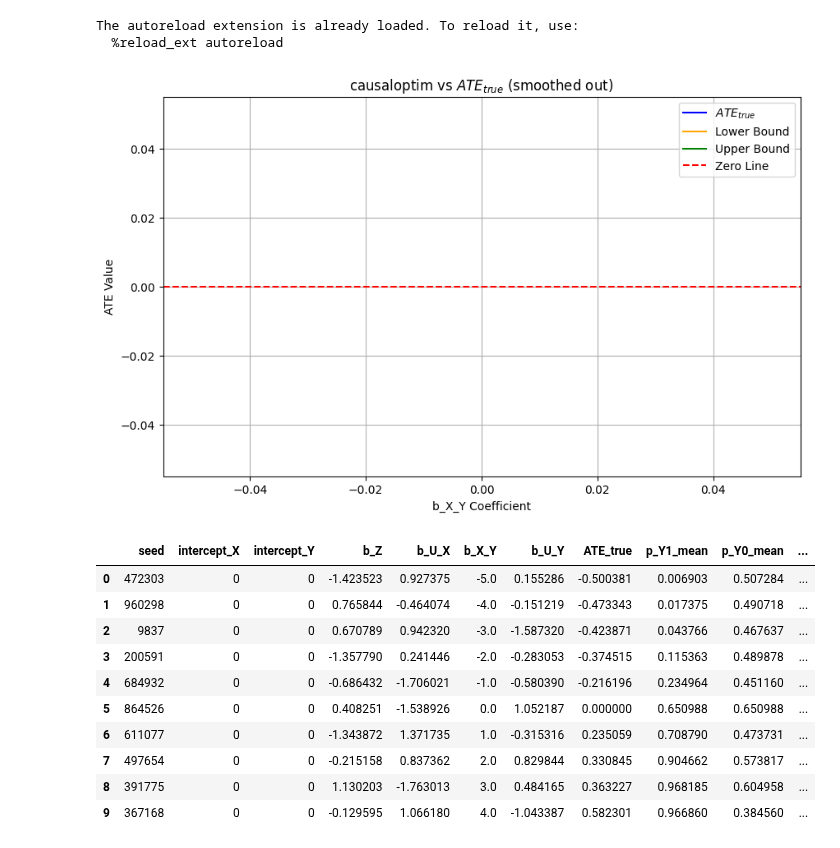
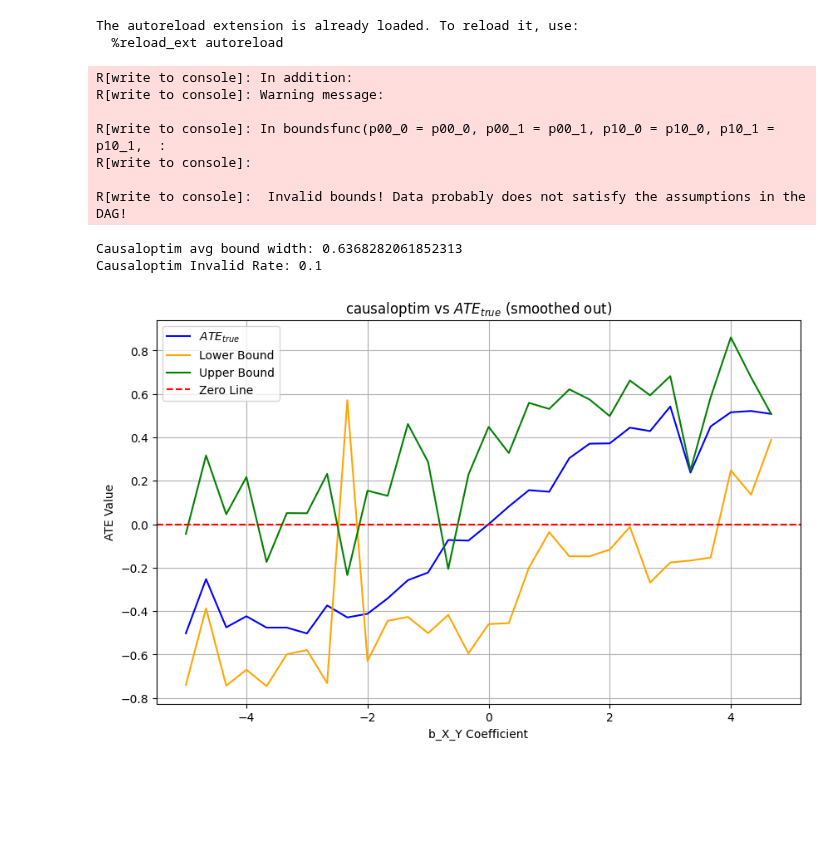
Before and after one commit to tmaringgele/causal-bounds, a Jupyter notebook: simulation_engine/test.ipynb, the cells around one changed output. Cells and saved outputs as stored; diff of their text form; code cells hidden in the pictures; blank space fills up the shorter version.

```diff
--- a/simulation_engine/test.ipynb
+++ b/simulation_engine/test.ipynb
@@ -16,26 +16,26 @@ from simulation_engine.util.plotting_util import PlottingUtil
 The autoreload extension is already loaded. To reload it, use:
   %reload_ext autoreload
 # %%
-data = BinaryIV.generate_data_rolling_ate(N_simulations=10)
+data = BinaryIV.generate_data_rolling_ate(N_simulations=50)
 # %%
 binaryIV = BinaryIV('IV Dag', data)
 
 binaryIV.bound_ate_causaloptim()
+# %% [output]
+R[write to console]: In addition:
+R[write to console]: Warning message:
+
+R[write to console]: In boundsfunc(p00_0 = p00_0, p00_1 = p00_1, p10_0 = p10_0, p10_1 = p10_1,  :
+R[write to console]:
+
+R[write to console]:  Invalid bounds! Data probably does not satisfy the assumptions in the DAG!
 # %%
 binaryIV.data
 
-PlottingUtil.plot_smoothed_ate_vs_bounds(binaryIV.data, 'causaloptim')
-data
+print(f"Causaloptim avg bound width:", binaryIV.data['causaloptim_bound_width'].mean())
+print(f"Causaloptim Invalid Rate:", binaryIV.data[binaryIV.data['causaloptim_bound_valid'] == False].shape[0] / binaryIV.data.shape[0])
+PlottingUtil.plot_smoothed_ate_vs_bounds(binaryIV.data, 'causaloptim', 1)
 # %% [output]
+Causaloptim avg bound width: 0.6368282061852313
+Causaloptim Invalid Rate: 0.1
-[figure, old version]
+[figure, new version]
-|  | seed | intercept_X | intercept_Y | b_Z | b_U_X | b_X_Y | b_U_Y | ATE_true | p_Y1_mean | p_Y0_mean | ... |
-| 0 | 472303 | 0 | 0 | -1.423523 | 0.927375 | -5.0 | 0.155286 | -0.500381 | 0.006903 | 0.507284 | ... |
-| 1 | 960298 | 0 | 0 | 0.765844 | -0.464074 | -4.0 | -0.151219 | -0.473343 | 0.017375 | 0.490718 | ... |
-| 2 | 9837 | 0 | 0 | 0.670789 | 0.942320 | -3.0 | -1.587320 | -0.423871 | 0.043766 | 0.467637 | ... |
-| 3 | 200591 | 0 | 0 | -1.357790 | 0.241446 | -2.0 | -0.283053 | -0.374515 | 0.115363 | 0.489878 | ... |
-| 4 | 684932 | 0 | 0 | -0.686432 | -1.706021 | -1.0 | -0.580390 | -0.216196 | 0.234964 | 0.451160 | ... |
-| 5 | 864526 | 0 | 0 | 0.408251 | -1.538926 | 0.0 | 1.052187 | 0.000000 | 0.650988 | 0.650988 | ... |
-| 6 | 611077 | 0 | 0 | -1.343872 | 1.371735 | 1.0 | -0.315316 | 0.235059 | 0.708790 | 0.473731 | ... |
-| 7 | 497654 | 0 | 0 | -0.215158 | 0.837362 | 2.0 | 0.829844 | 0.330845 | 0.904662 | 0.573817 | ... |
-| 8 | 391775 | 0 | 0 | 1.130203 | -1.763013 | 3.0 | 0.484165 | 0.363227 | 0.968185 | 0.604958 | ... |
-| 9 | 367168 | 0 | 0 | -0.129595 | 1.066180 | 4.0 | -1.043387 | 0.582301 | 0.966860 | 0.384560 | ... |
```
Also changed, not shown: 3 other files.
